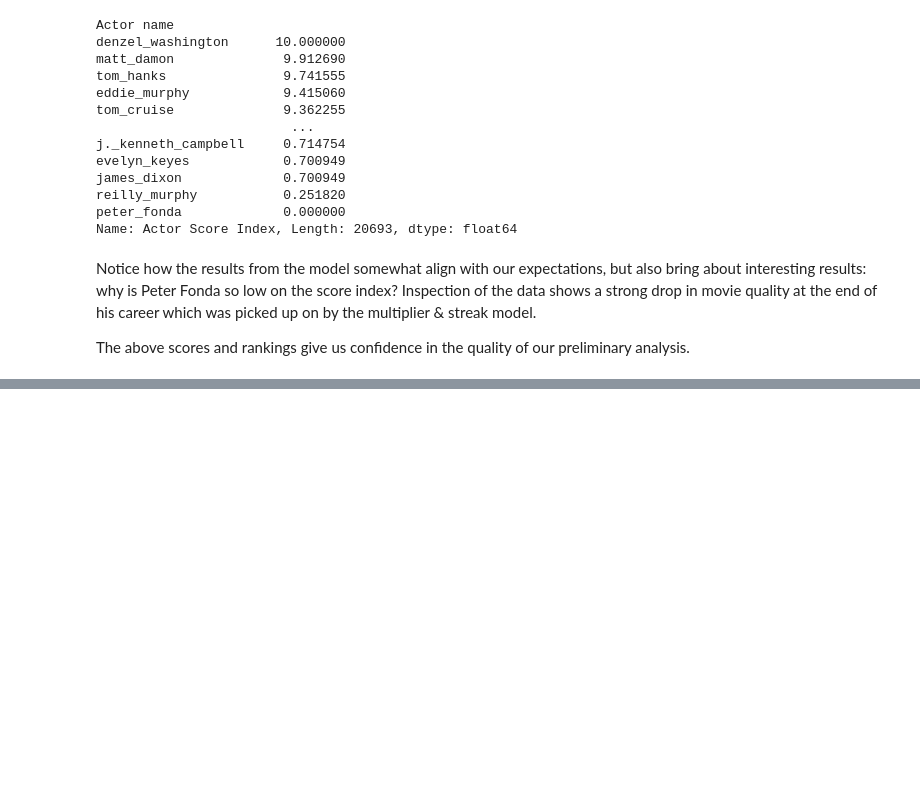
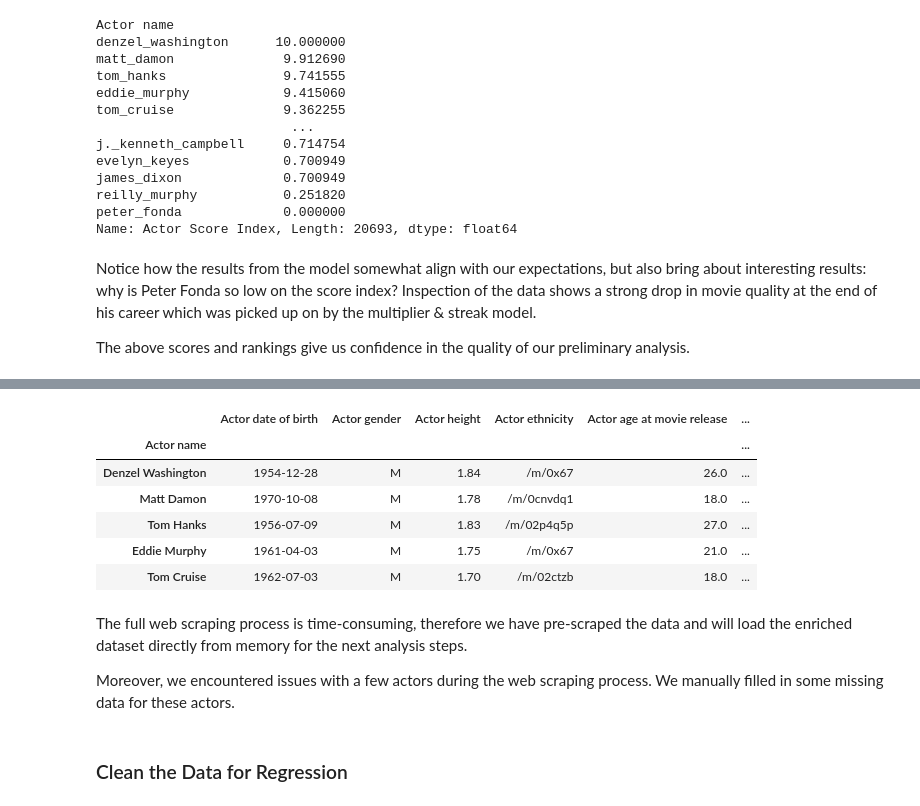
Before and after one commit to epfl-ada/ada-2024-project-sigma-squad, a Jupyter notebook: results.ipynb, the cells around one changed output, grey strips where cells are left out. Cells and saved outputs as stored; diff of their text form; code cells hidden in the pictures; blank space fills up the shorter version.

```diff
--- a/results.ipynb
+++ b/results.ipynb
@@ -170,0 +205,4 @@ justifiy why only keep actors with height data
+# %%
+reduced_actor_df = actor_df.dropna(subset='Actor height').copy()
+
+print(f'Number of actors of the reduced dataset of actors with height information: {len(reduced_actor_df)}')
@@ -170,0 +227,19 @@ justifiy why only keep actors with height data
+# %%
+from src.webscraping import spider
+
+first_actors = reduced_actor_df.iloc[:5].copy()
+spider.run_scraping(first_actors)
+
+first_actors
+# %% [output]
+|  | Actor date of birth | Actor gender | Actor height | Actor ethnicity | Actor age at movie release | ... |
+| Actor name |  |  |  |  |  | ... |
+| Denzel Washington | 1954-12-28 | M | 1.84 | /m/0x67 | 26.0 | ... |
+| Matt Damon | 1970-10-08 | M | 1.78 | /m/0cnvdq1 | 18.0 | ... |
+| Tom Hanks | 1956-07-09 | M | 1.83 | /m/02p4q5p | 27.0 | ... |
+| Eddie Murphy | 1961-04-03 | M | 1.75 | /m/0x67 | 21.0 | ... |
+| Tom Cruise | 1962-07-03 | M | 1.70 | /m/02ctzb | 18.0 | ... |
+# %% [markdown]
+The full web scraping process is time-consuming, therefore we have pre-scraped the data and will load the enriched dataset directly from memory for the next analysis steps.
+
+Moreover, we encountered issues with a few actors during the web scraping process. We manually filled in some missing data for these actors.
@@ -170,0 +250,2 @@ justifiy why only keep actors with height data
+# %% [markdown]
+### Clean the Data for Regression
```
Also changed, not shown: parts of 19 cells of this notebook, 9 other files.
